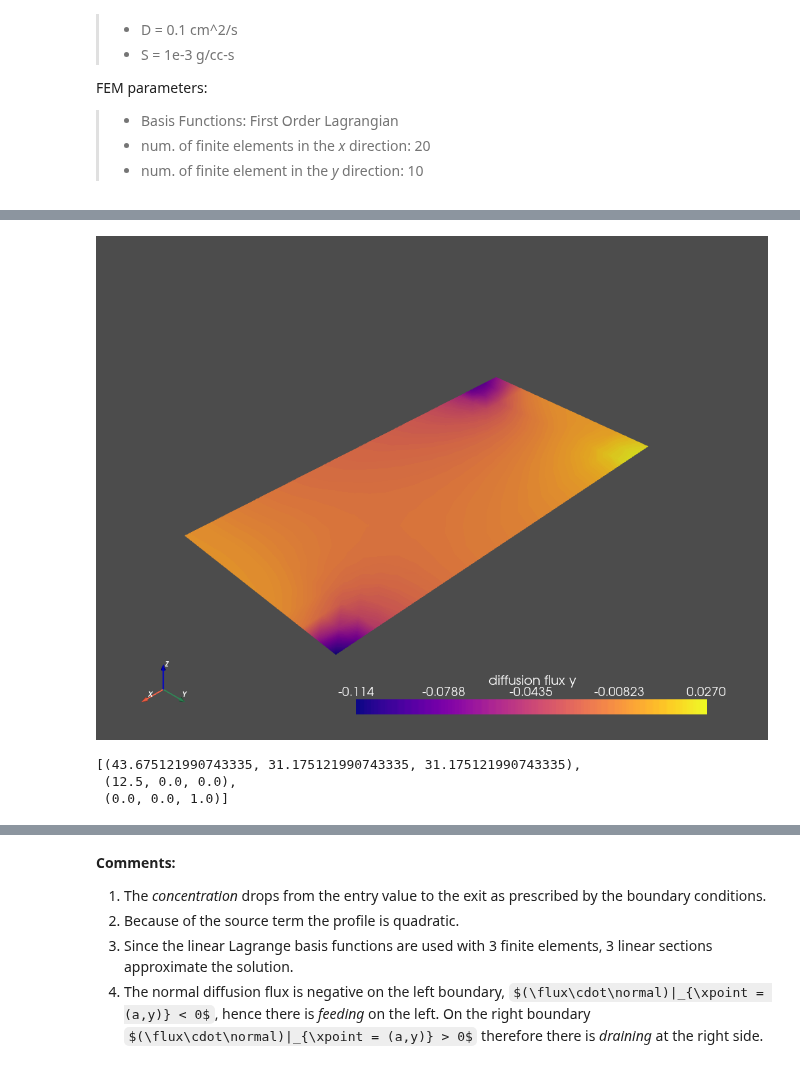
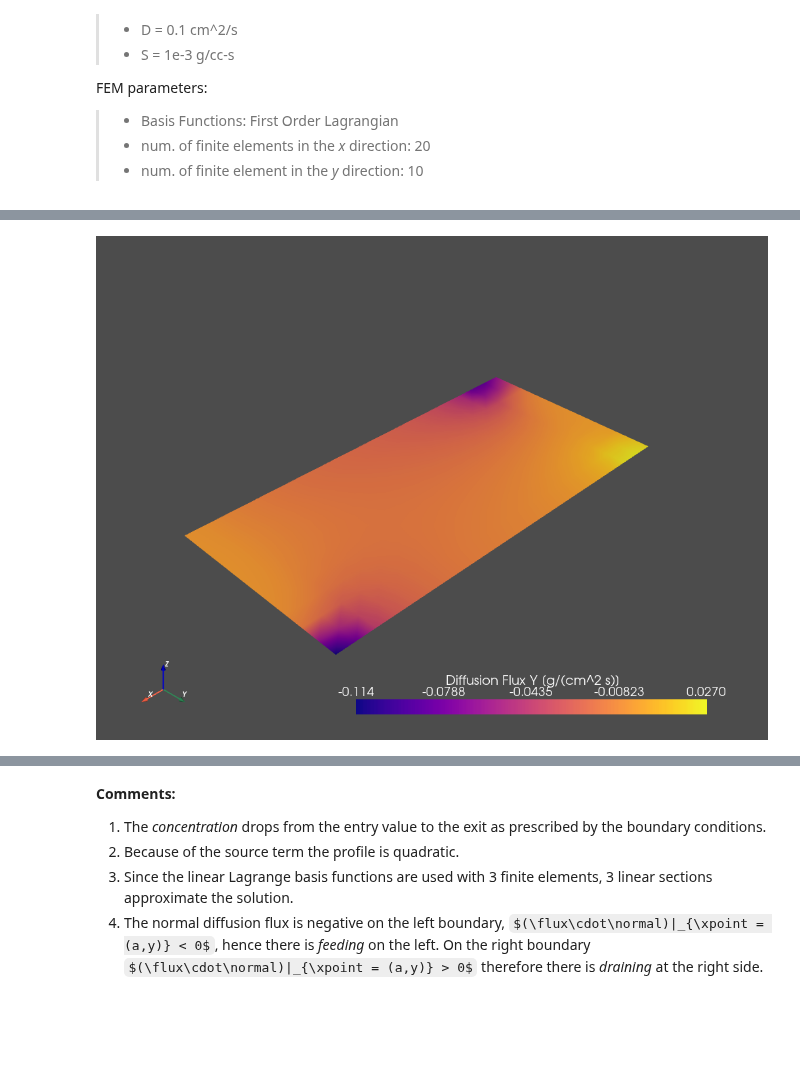
Before and after one commit to dpploy/engy-5330, a Jupyter notebook: notebooks/06b-poisson-2d-dirichlet.ipynb, the cells around one changed output, grey strips where cells are left out. Saved outputs shown, nothing was run; the diff lists cells and outputs as text; code cells hidden in the pictures; some formulas as TeX source; blank space fills up the shorter version.

```diff
--- a/notebooks/06b-poisson-2d-dirichlet.ipynb
+++ b/notebooks/06b-poisson-2d-dirichlet.ipynb
@@ -363,16 +357,11 @@ poisson.plot(scalars='diffFluxU_x', stitle='diffusion flux x', cmap=cmap, notebo
 # %%
-'''Show 2D solution'''
+'''Show 2D y flux solution'''
 
 import pyvista as pv
-import matplotlib.pyplot as plt
-poisson = pv.read('engy5310p1/input_out_001_0.vtu')
-cmap = plt.cm.get_cmap('plasma', 100)
-poisson.plot(scalars='diffFluxU_y', stitle='diffusion flux y', cmap=cmap, notebook=True)
+poisson = pv.read('out_000_0.vtu')
+cpos = poisson.plot(scalars='diffFluxU_y', stitle='Diffusion Flux Y [g/(cm^2 s)]', cmap='plasma', notebook=True)
 # %% [output]
-[figure, old version]
+[figure, new version]
-[(43.675121990743335, 31.175121990743335, 31.175121990743335),
- (12.5, 0.0, 0.0),
- (0.0, 0.0, 1.0)]
 # %%
 '''Show FEM Solution'''
 
```
Also changed, not shown: parts of 16 cells of this notebook, 3 other files.
